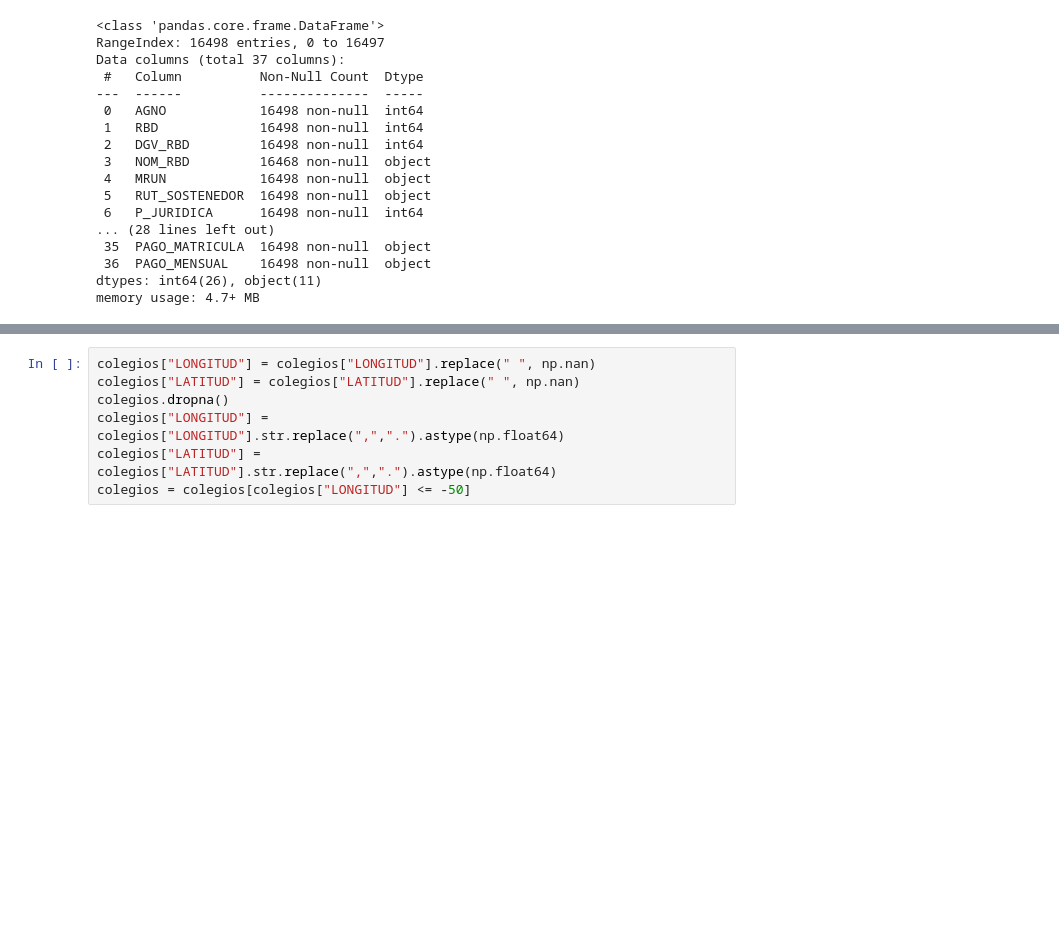
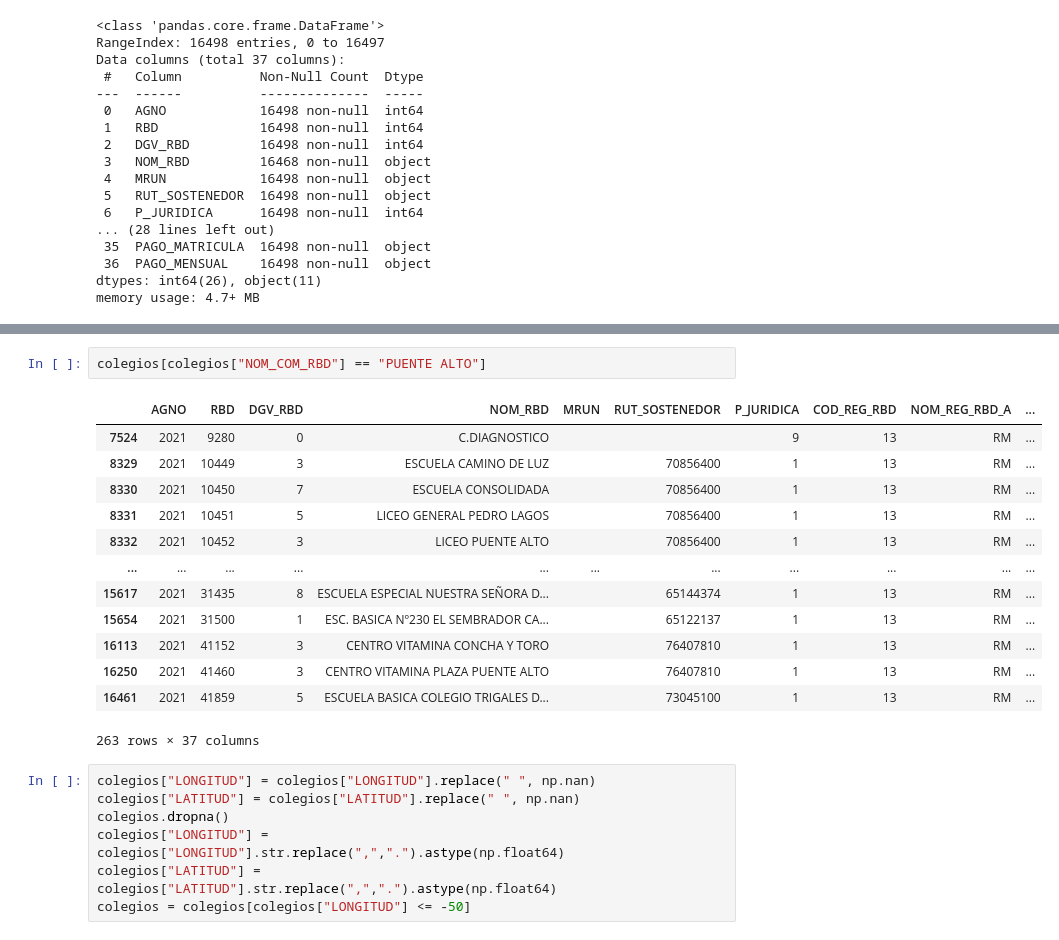
Before and after one commit to dvictorerol/proyecto-data-science, a Jupyter notebook: Nem, promedios/Cluster RM, Santiago/Conjunto colegios con cluster .ipynb, the cells around one changed output, grey strips where cells are left out. Drawn from its saved outputs; the diff is of its cells as text; blank space fills up the shorter version.

Commit message:
Agregar puente alto

```diff
--- a/Nem, promedios/Cluster RM, Santiago/Conjunto colegios con cluster .ipynb
+++ b/Nem, promedios/Cluster RM, Santiago/Conjunto colegios con cluster .ipynb
@@ -203,3 +215,19 @@ colegios
+# %%
+colegios[colegios["NOM_COM_RBD"] == "PUENTE ALTO"]
+# %% [output]
+|  | AGNO | RBD | DGV_RBD | NOM_RBD | MRUN | RUT_SOSTENEDOR | P_JURIDICA | COD_REG_RBD | NOM_REG_RBD_A | ... |
+| 7524 | 2021 | 9280 | 0 | C.DIAGNOSTICO |  |  | 9 | 13 | RM | ... |
+| 8329 | 2021 | 10449 | 3 | ESCUELA CAMINO DE LUZ |  | 70856400 | 1 | 13 | RM | ... |
+| 8330 | 2021 | 10450 | 7 | ESCUELA CONSOLIDADA |  | 70856400 | 1 | 13 | RM | ... |
+| 8331 | 2021 | 10451 | 5 | LICEO GENERAL PEDRO LAGOS |  | 70856400 | 1 | 13 | RM | ... |
+| 8332 | 2021 | 10452 | 3 | LICEO PUENTE ALTO |  | 70856400 | 1 | 13 | RM | ... |
+| ... | ... | ... | ... | ... | ... | ... | ... | ... | ... | ... |
+| 15617 | 2021 | 31435 | 8 | ESCUELA ESPECIAL NUESTRA SEÑORA D... |  | 65144374 | 1 | 13 | RM | ... |
+| 15654 | 2021 | 31500 | 1 | ESC. BASICA Nº230 EL SEMBRADOR CA... |  | 65122137 | 1 | 13 | RM | ... |
+| 16113 | 2021 | 41152 | 3 | CENTRO VITAMINA CONCHA Y TORO |  | 76407810 | 1 | 13 | RM | ... |
+| 16250 | 2021 | 41460 | 3 | CENTRO VITAMINA PLAZA PUENTE ALTO |  | 76407810 | 1 | 13 | RM | ... |
+| 16461 | 2021 | 41859 | 5 | ESCUELA BASICA COLEGIO TRIGALES D... |  | 73045100 | 1 | 13 | RM | ... |
+263 rows × 37 columns
 # %%
 colegios["LONGITUD"] = colegios["LONGITUD"].replace(" ", np.nan)
 colegios["LATITUD"] = colegios["LATITUD"].replace(" ", np.nan)
```
Also changed, not shown: parts of 7 cells of this notebook.
